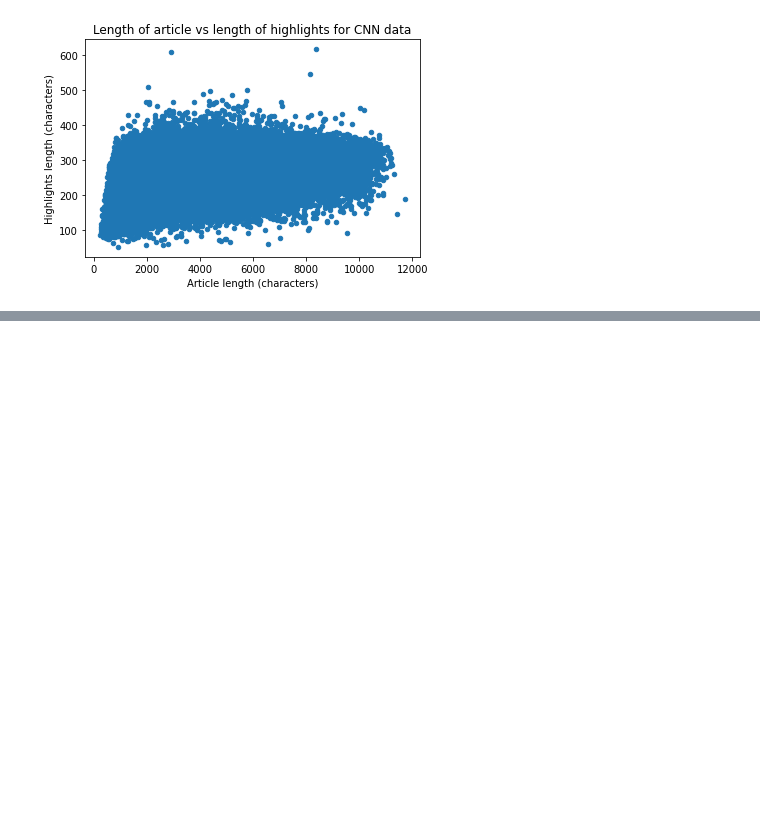
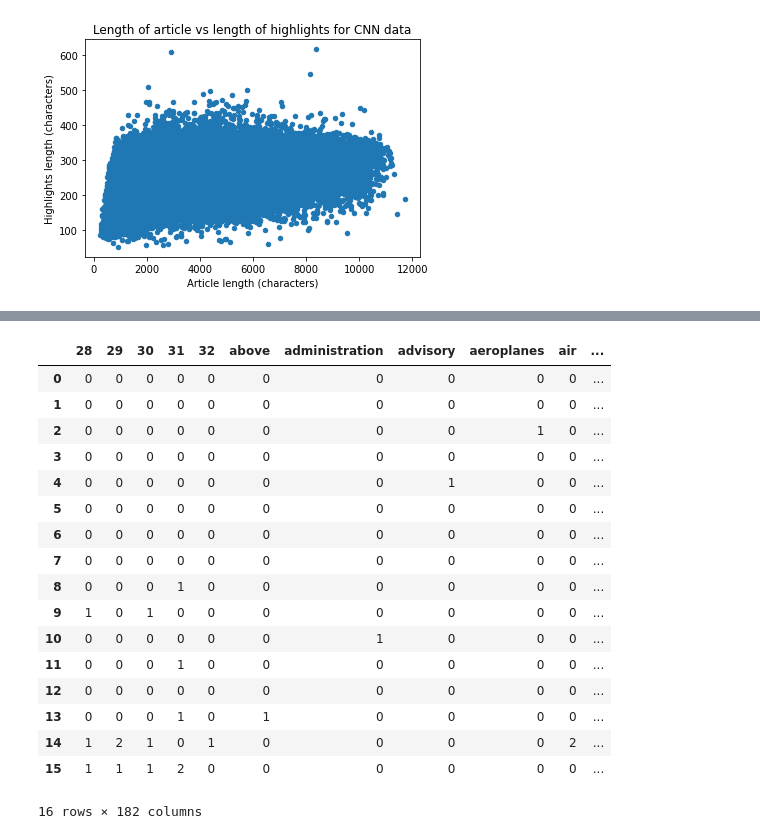
Before and after one commit to grant-TraDA/NLP-2022L, a Jupyter notebook: projects/team_2/app/src/eda.ipynb, the cells around one changed output, grey strips where cells are left out. Saved outputs shown, nothing was run; the diff lists cells and outputs as text; code cells hidden in the pictures; blank space fills up the shorter version.

```diff
--- a/projects/team_2/eda.ipynb
+++ b/projects/team_2/app/src/eda.ipynb
@@ -417,0 +511,4 @@ plt.savefig("figures/article_vs_highlight_cnn.png")
+# %%
+vectorizer2 = CountVectorizer()
+X_c = vectorizer2.fit_transform(test.article[0])
+vectorizer2.get_feature_names_out()
@@ -417,0 +533,21 @@ plt.savefig("figures/article_vs_highlight_cnn.png")
+# %%
+pd.DataFrame(data=X_c.todense(), columns=vectorizer2.get_feature_names_out())
+# %% [output]
+|  | 28 | 29 | 30 | 31 | 32 | above | administration | advisory | aeroplanes | air | ... |
+| 0 | 0 | 0 | 0 | 0 | 0 | 0 | 0 | 0 | 0 | 0 | ... |
+| 1 | 0 | 0 | 0 | 0 | 0 | 0 | 0 | 0 | 0 | 0 | ... |
+| 2 | 0 | 0 | 0 | 0 | 0 | 0 | 0 | 0 | 1 | 0 | ... |
+| 3 | 0 | 0 | 0 | 0 | 0 | 0 | 0 | 0 | 0 | 0 | ... |
+| 4 | 0 | 0 | 0 | 0 | 0 | 0 | 0 | 1 | 0 | 0 | ... |
+| 5 | 0 | 0 | 0 | 0 | 0 | 0 | 0 | 0 | 0 | 0 | ... |
+| 6 | 0 | 0 | 0 | 0 | 0 | 0 | 0 | 0 | 0 | 0 | ... |
+| 7 | 0 | 0 | 0 | 0 | 0 | 0 | 0 | 0 | 0 | 0 | ... |
+| 8 | 0 | 0 | 0 | 1 | 0 | 0 | 0 | 0 | 0 | 0 | ... |
+| 9 | 1 | 0 | 1 | 0 | 0 | 0 | 0 | 0 | 0 | 0 | ... |
+| 10 | 0 | 0 | 0 | 0 | 0 | 0 | 1 | 0 | 0 | 0 | ... |
+| 11 | 0 | 0 | 0 | 1 | 0 | 0 | 0 | 0 | 0 | 0 | ... |
+| 12 | 0 | 0 | 0 | 0 | 0 | 0 | 0 | 0 | 0 | 0 | ... |
+| 13 | 0 | 0 | 0 | 1 | 0 | 1 | 0 | 0 | 0 | 0 | ... |
+| 14 | 1 | 2 | 1 | 0 | 1 | 0 | 0 | 0 | 0 | 2 | ... |
+| 15 | 1 | 1 | 1 | 2 | 0 | 0 | 0 | 0 | 0 | 0 | ... |
+16 rows × 182 columns
```
Also changed, not shown: parts of 14 cells of this notebook, 23 other files.
